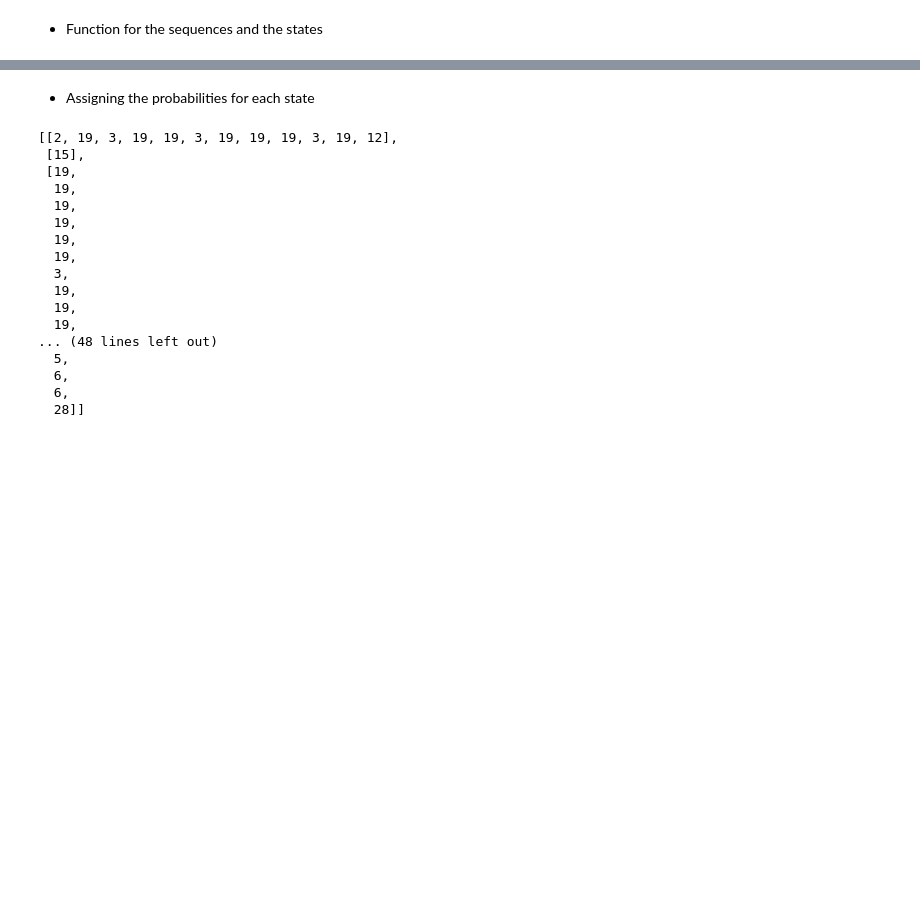
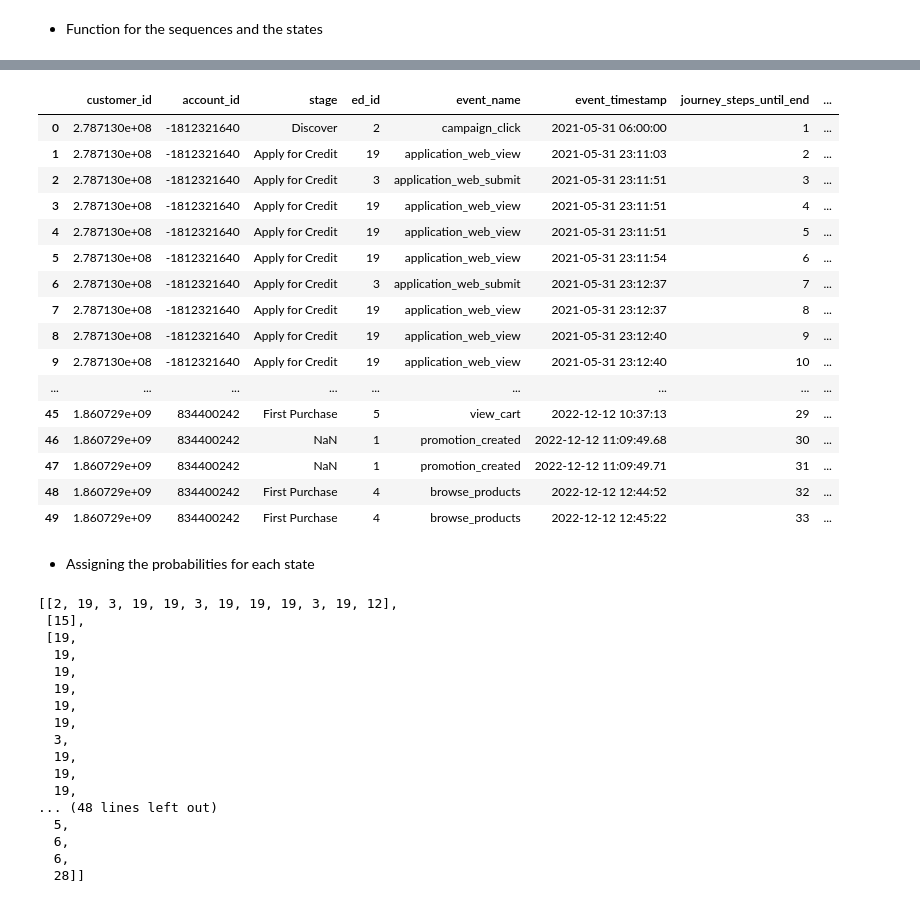
Before and after one commit to taroii/STATSM148, a Jupyter notebook: Python-Files/Model-Axel.ipynb, the cells around one changed output, grey strips where cells are left out. Cells and saved outputs as stored; diff of their text form; code cells hidden in the pictures; blank space fills up the shorter version.

```diff
--- a/Python-Files/Model-Axel.ipynb
+++ b/Python-Files/Model-Axel.ipynb
@@ -81,3 +101,23 @@ result_sequences = split_sequences(df)
+# %%
+data.head(50)
+# %% [output]
+|  | customer_id | account_id | stage | ed_id | event_name | event_timestamp | journey_steps_until_end | ... |
+| 0 | 2.787130e+08 | -1812321640 | Discover | 2 | campaign_click | 2021-05-31 06:00:00 | 1 | ... |
+| 1 | 2.787130e+08 | -1812321640 | Apply for Credit | 19 | application_web_view | 2021-05-31 23:11:03 | 2 | ... |
+| 2 | 2.787130e+08 | -1812321640 | Apply for Credit | 3 | application_web_submit | 2021-05-31 23:11:51 | 3 | ... |
+| 3 | 2.787130e+08 | -1812321640 | Apply for Credit | 19 | application_web_view | 2021-05-31 23:11:51 | 4 | ... |
+| 4 | 2.787130e+08 | -1812321640 | Apply for Credit | 19 | application_web_view | 2021-05-31 23:11:51 | 5 | ... |
+| 5 | 2.787130e+08 | -1812321640 | Apply for Credit | 19 | application_web_view | 2021-05-31 23:11:54 | 6 | ... |
+| 6 | 2.787130e+08 | -1812321640 | Apply for Credit | 3 | application_web_submit | 2021-05-31 23:12:37 | 7 | ... |
+| 7 | 2.787130e+08 | -1812321640 | Apply for Credit | 19 | application_web_view | 2021-05-31 23:12:37 | 8 | ... |
+| 8 | 2.787130e+08 | -1812321640 | Apply for Credit | 19 | application_web_view | 2021-05-31 23:12:40 | 9 | ... |
+| 9 | 2.787130e+08 | -1812321640 | Apply for Credit | 19 | application_web_view | 2021-05-31 23:12:40 | 10 | ... |
+| ... | ... | ... | ... | ... | ... | ... | ... | ... |
+| 45 | 1.860729e+09 | 834400242 | First Purchase | 5 | view_cart | 2022-12-12 10:37:13 | 29 | ... |
+| 46 | 1.860729e+09 | 834400242 | NaN | 1 | promotion_created | 2022-12-12 11:09:49.68 | 30 | ... |
+| 47 | 1.860729e+09 | 834400242 | NaN | 1 | promotion_created | 2022-12-12 11:09:49.71 | 31 | ... |
+| 48 | 1.860729e+09 | 834400242 | First Purchase | 4 | browse_products | 2022-12-12 12:44:52 | 32 | ... |
+| 49 | 1.860729e+09 | 834400242 | First Purchase | 4 | browse_products | 2022-12-12 12:45:22 | 33 | ... |
 # %% [markdown]
 * Assigning the probabilities for each state
 # %%
```
Also changed, not shown: parts of 6 cells of this notebook, 1 other file.
